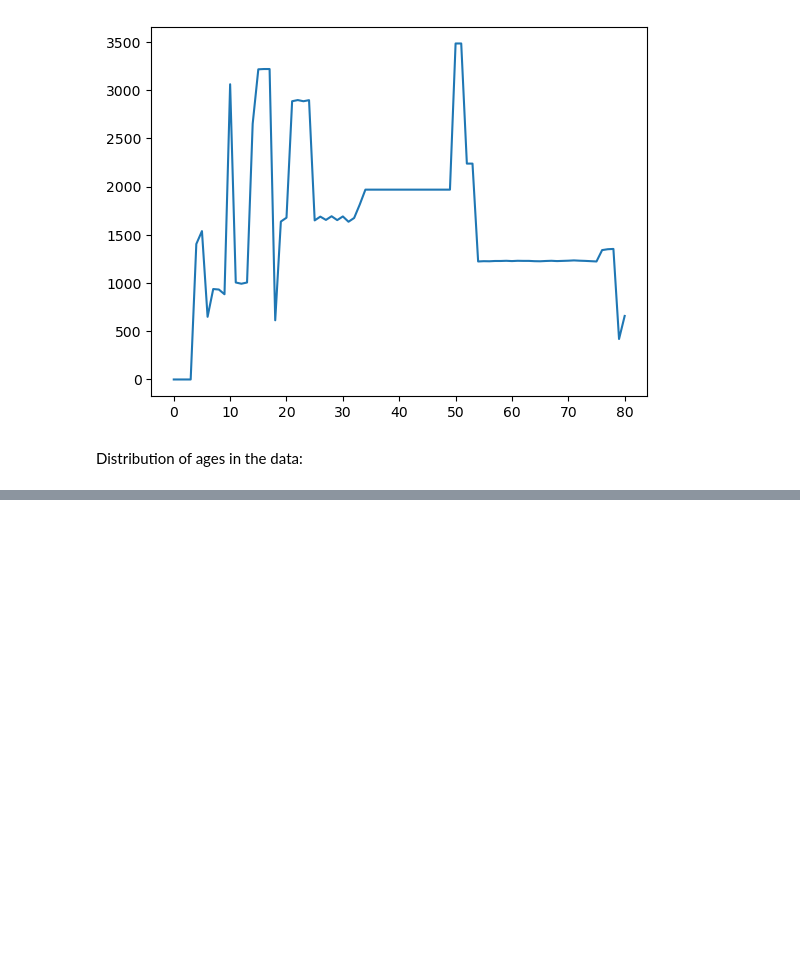
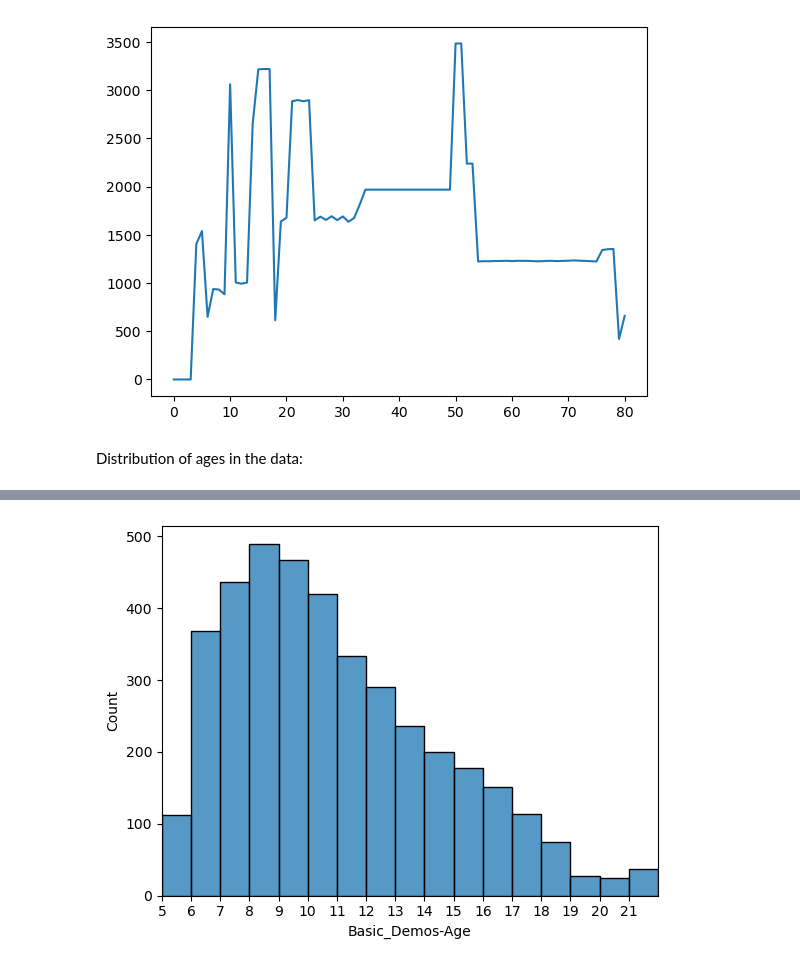
Before and after one commit to aarondweinberg/CMI_problematic_internet_use, a Jupyter notebook: DV_explores.ipynb, the cells around one changed output, grey strips where cells are left out. Cells and saved outputs as stored; diff of their text form; code cells hidden in the pictures; blank space fills up the shorter version.

```diff
--- a/DV_explores.ipynb
+++ b/DV_explores.ipynb
@@ -63,0 +76,8 @@ sns.displot(df, x="PCIAT-PCIAT_Total")
+# %%
+fig, ax = plt.subplots()
+sns.histplot(df, x="Basic_Demos-Age",binwidth=1)
+ax.set_xlim(5,22)
+ax.set_xticks(range(5,22))
+plt.show()
+# %% [output]
+[figure, added]
```
Also changed, not shown: parts of 9 cells of this notebook.
